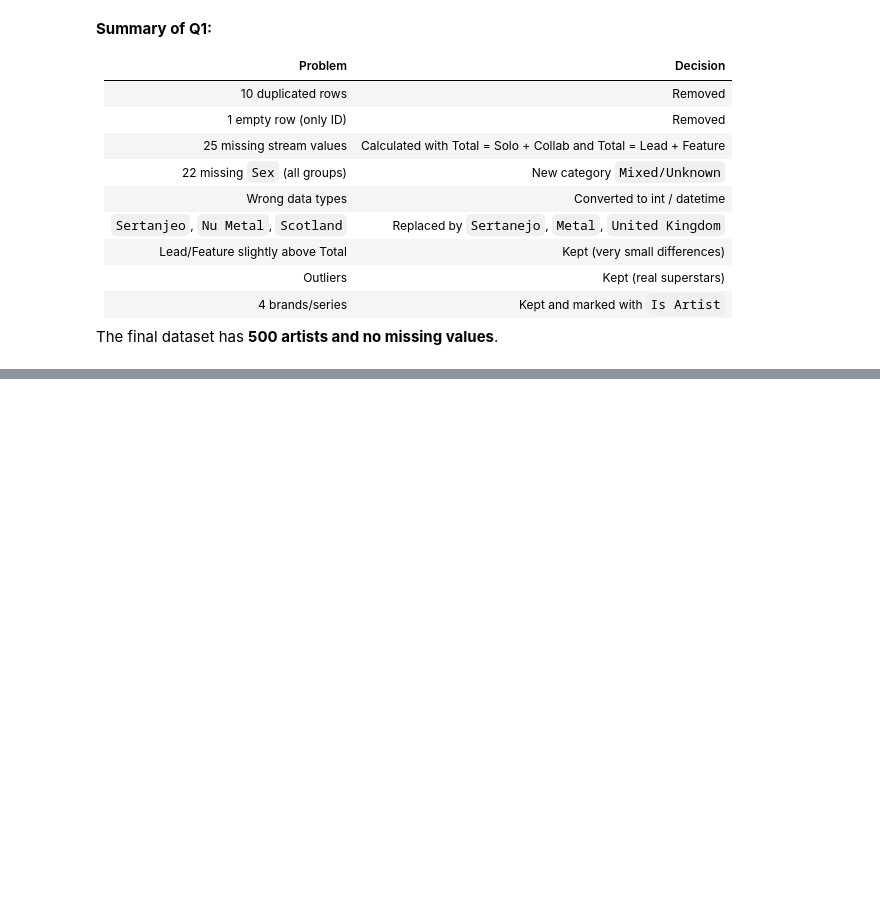
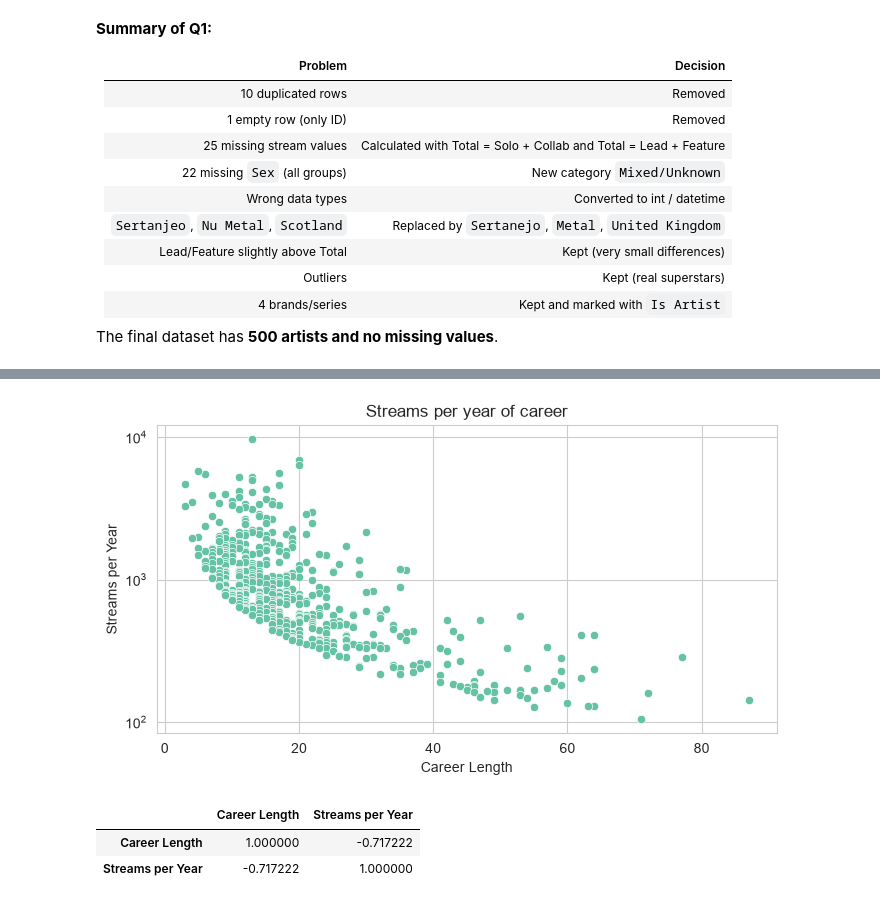
Before and after one commit to mafaldasimoes12345/PDS-project, a Jupyter notebook: code.ipynb, the cells around one changed output, grey strips where cells are left out. Cells and saved outputs as stored; diff of their text form; code cells hidden in the pictures; blank space fills up the shorter version.

```diff
--- a/code.ipynb
+++ b/code.ipynb
@@ -501,0 +676,17 @@ df.to_csv('artist_streams_clean.csv', index=False)
+# %%
+# Streams per year of career
+df['Streams per Year'] = df['Total Streams'] / df['Career Length']
+
+fig, ax = plt.subplots(figsize=(8, 4))
+sns.scatterplot(data=df, x='Career Length', y='Streams per Year', ax=ax)
+ax.set_yscale('log')
+ax.set_title('Streams per year of career')
+plt.show()
+# %% [output]
+[figure, added]
+# %%
+df[['Career Length', 'Streams per Year']].corr(method='spearman')
+# %% [output]
+|  | Career Length | Streams per Year |
+| Career Length | 1.000000 | -0.717222 |
+| Streams per Year | -0.717222 | 1.000000 |
```
Also changed, not shown: parts of 51 cells of this notebook.
